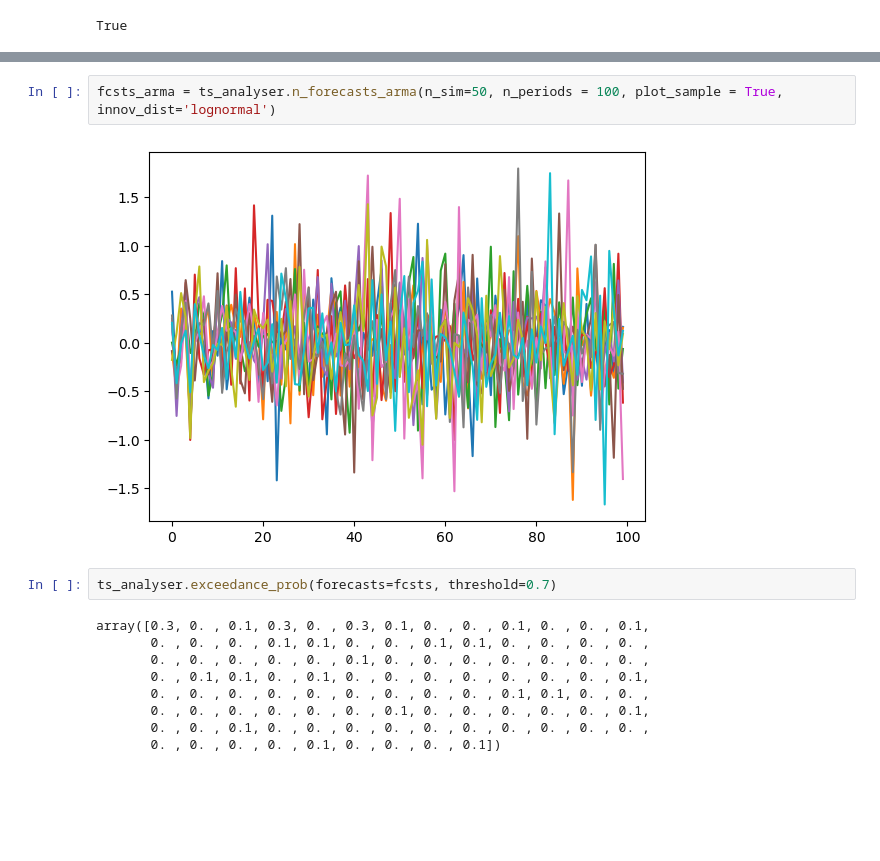
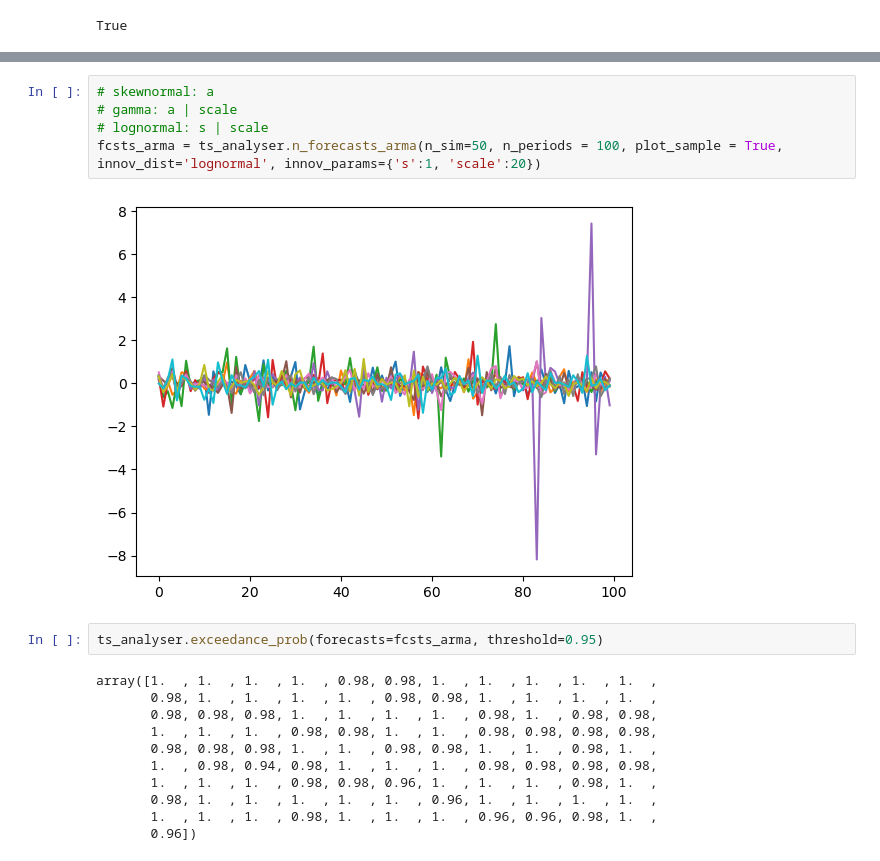
Before and after one commit to Knxd3/ARIMA-Time-Series-w-Simulation, a Jupyter notebook: TimeSeriesArima.ipynb, the cells around one changed output, grey strips where cells are left out. Saved outputs shown, nothing was run; the diff lists cells and outputs as text; blank space fills up the shorter version.

```diff
--- a/TimeSeriesArima.ipynb
+++ b/TimeSeriesArima.ipynb
@@ -480,15 +453,20 @@ fcsts = ts_analyser.n_forecasts(n_sim=10, n_periods = 100, plot_sample = True)
 # %%
-fcsts_arma = ts_analyser.n_forecasts_arma(n_sim=50, n_periods = 100, plot_sample = True, innov_dist='lognormal')
+# skewnormal: a
+# gamma: a | scale
+# lognormal: s | scale
+fcsts_arma = ts_analyser.n_forecasts_arma(n_sim=50, n_periods = 100, plot_sample = True, innov_dist='lognormal', innov_params={'s':1, 'scale':20})
 # %% [output]
-[figure, old version]
+[figure, new version]
 # %%
-ts_analyser.exceedance_prob(forecasts=fcsts, threshold=0.7)
+ts_analyser.exceedance_prob(forecasts=fcsts_arma, threshold=0.95)
 # %% [output]
-array([0.3, 0. , 0.1, 0.3, 0. , 0.3, 0.1, 0. , 0. , 0.1, 0. , 0. , 0.1,
-       0. , 0. , 0. , 0.1, 0.1, 0. , 0. , 0.1, 0.1, 0. , 0. , 0. , 0. ,
-       0. , 0. , 0. , 0. , 0. , 0.1, 0. , 0. , 0. , 0. , 0. , 0. , 0. ,
-       0. , 0.1, 0.1, 0. , 0.1, 0. , 0. , 0. , 0. , 0. , 0. , 0. , 0.1,
-       0. , 0. , 0. , 0. , 0. , 0. , 0. , 0. , 0. , 0.1, 0.1, 0. , 0. ,
-       0. , 0. , 0. , 0. , 0. , 0. , 0.1, 0. , 0. , 0. , 0. , 0. , 0.1,
-       0. , 0. , 0.1, 0. , 0. , 0. , 0. , 0. , 0. , 0. , 0. , 0. , 0. ,
-       0. , 0. , 0. , 0. , 0.1, 0. , 0. , 0. , 0.1])
+array([1.  , 1.  , 1.  , 1.  , 0.98, 0.98, 1.  , 1.  , 1.  , 1.  , 1.  ,
+       0.98, 1.  , 1.  , 1.  , 1.  , 0.98, 0.98, 1.  , 1.  , 1.  , 1.  ,
+       0.98, 0.98, 0.98, 1.  , 1.  , 1.  , 1.  , 0.98, 1.  , 0.98, 0.98,
+       1.  , 1.  , 1.  , 0.98, 0.98, 1.  , 1.  , 0.98, 0.98, 0.98, 0.98,
+       0.98, 0.98, 0.98, 1.  , 1.  , 0.98, 0.98, 1.  , 1.  , 0.98, 1.  ,
+       1.  , 0.98, 0.94, 0.98, 1.  , 1.  , 1.  , 0.98, 0.98, 0.98, 0.98,
+       1.  , 1.  , 1.  , 0.98, 0.98, 0.96, 1.  , 1.  , 1.  , 0.98, 1.  ,
+       0.98, 1.  , 1.  , 1.  , 1.  , 1.  , 0.96, 1.  , 1.  , 1.  , 1.  ,
+       1.  , 1.  , 1.  , 0.98, 1.  , 1.  , 1.  , 0.96, 0.96, 0.98, 1.  ,
+       0.96])
```
Also changed, not shown: parts of 7 cells of this notebook.
